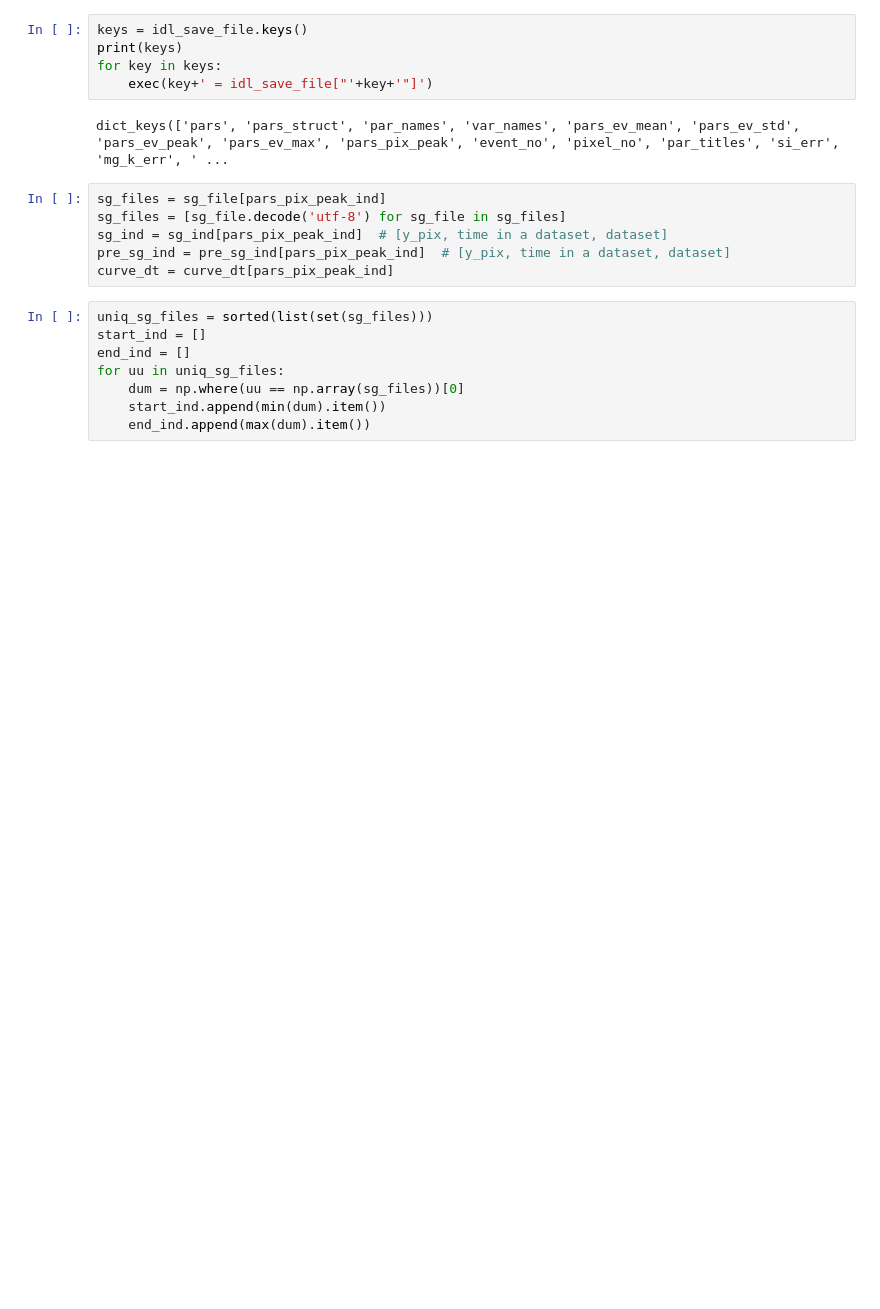
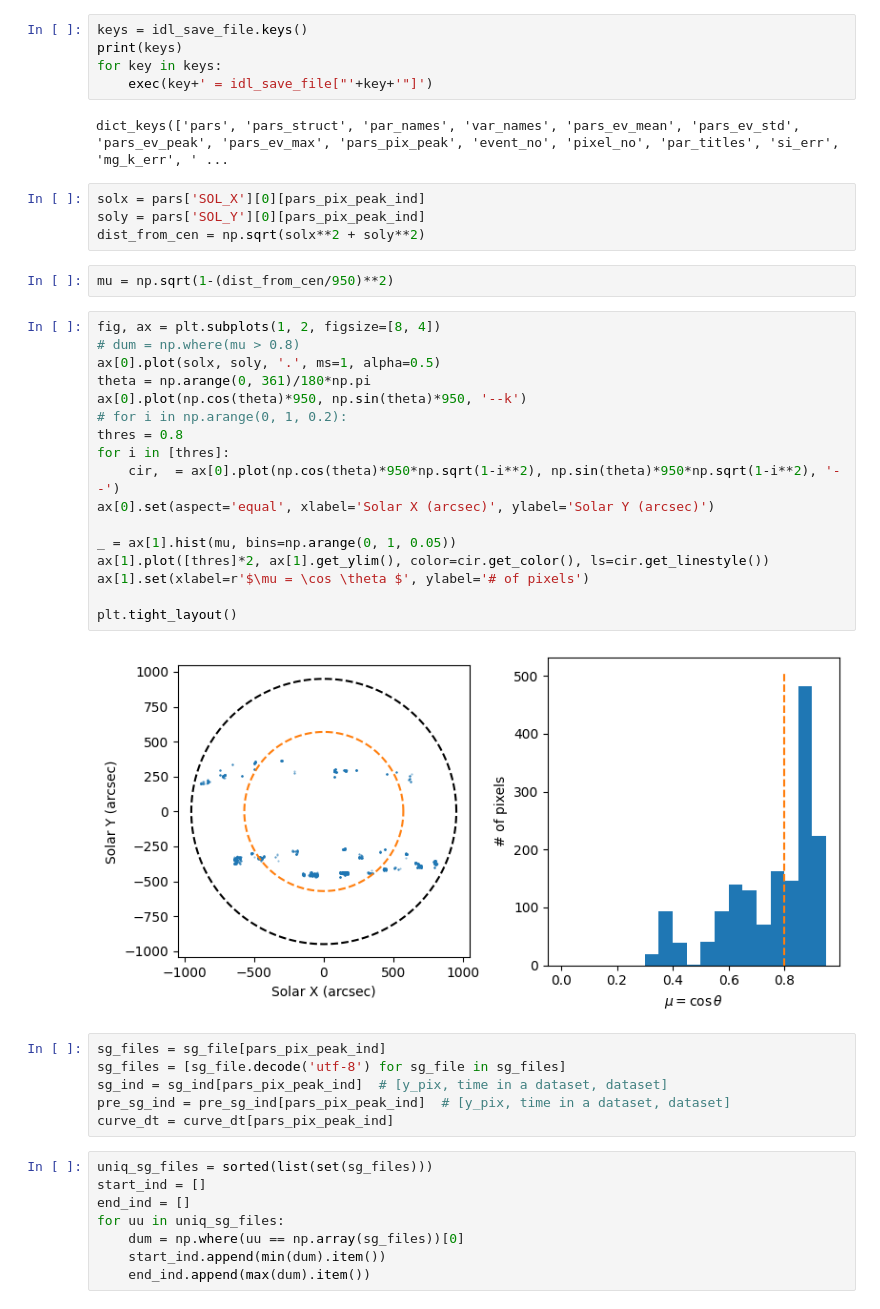
Before and after one commit to chokyuhyoun/IRIS-moss, a Jupyter notebook: iris2plus_new/load_iris2+.ipynb, the cells around one changed output. Drawn from its saved outputs; the diff is of its cells as text; blank space fills up the shorter version.

```diff
--- a/iris2plus_new/load_iris2+.ipynb
+++ b/iris2plus_new/load_iris2+.ipynb
@@ -28,6 +28,31 @@ for key in keys:
     exec(key+' = idl_save_file["'+key+'"]')
 # %% [output]
 dict_keys(['pars', 'pars_struct', 'par_names', 'var_names', 'pars_ev_mean', 'pars_ev_std', 'pars_ev_peak', 'pars_ev_max', 'pars_pix_peak', 'event_no', 'pixel_no', 'par_titles', 'si_err', 'mg_k_err', ' ...
+# %%
+solx = pars['SOL_X'][0][pars_pix_peak_ind]
+soly = pars['SOL_Y'][0][pars_pix_peak_ind]
+dist_from_cen = np.sqrt(solx**2 + soly**2)
+# %%
+mu = np.sqrt(1-(dist_from_cen/950)**2)
+# %%
+fig, ax = plt.subplots(1, 2, figsize=[8, 4])
+# dum = np.where(mu > 0.8)
+ax[0].plot(solx, soly, '.', ms=1, alpha=0.5)
+theta = np.arange(0, 361)/180*np.pi
+ax[0].plot(np.cos(theta)*950, np.sin(theta)*950, '--k')
+# for i in np.arange(0, 1, 0.2):
+thres = 0.8
+for i in [thres]:
+    cir,  = ax[0].plot(np.cos(theta)*950*np.sqrt(1-i**2), np.sin(theta)*950*np.sqrt(1-i**2), '--')
+ax[0].set(aspect='equal', xlabel='Solar X (arcsec)', ylabel='Solar Y (arcsec)')
+
+_ = ax[1].hist(mu, bins=np.arange(0, 1, 0.05))
+ax[1].plot([thres]*2, ax[1].get_ylim(), color=cir.get_color(), ls=cir.get_linestyle())
+ax[1].set(xlabel=r'$\mu = \cos \theta $', ylabel='# of pixels')
+
+plt.tight_layout()
+# %% [output]
+[figure, added]
 # %%
 sg_files = sg_file[pars_pix_peak_ind]
 sg_files = [sg_file.decode('utf-8') for sg_file in sg_files]
```
Also changed, not shown: parts of 32 cells of this notebook, 23 other files.
